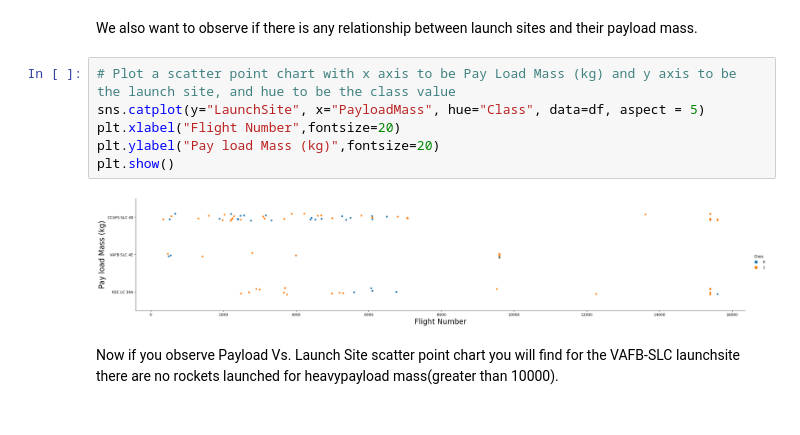
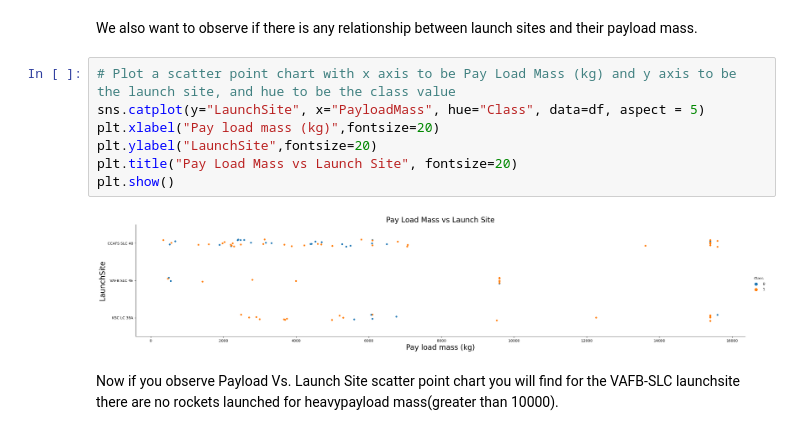
Before and after one commit to lililalina/ibm-applied-data-science, a Jupyter notebook: 05-jupyter-labs-eda-dataviz.ipynb, the cells around one changed output. Saved outputs shown, nothing was run; the diff lists cells and outputs as text.

```diff
--- a/05-jupyter-labs-eda-dataviz.ipynb
+++ b/05-jupyter-labs-eda-dataviz.ipynb
@@ -141,11 +135,12 @@ We also want to observe if there is any relationship between launch sites and th
 # %%
 # Plot a scatter point chart with x axis to be Pay Load Mass (kg) and y axis to be the launch site, and hue to be the class value
 sns.catplot(y="LaunchSite", x="PayloadMass", hue="Class", data=df, aspect = 5)
-plt.xlabel("Flight Number",fontsize=20)
-plt.ylabel("Pay load Mass (kg)",fontsize=20)
+plt.xlabel("Pay load mass (kg)",fontsize=20)
+plt.ylabel("LaunchSite",fontsize=20)
+plt.title("Pay Load Mass vs Launch Site", fontsize=20)
 plt.show()
 # %% [output]
-[figure, old version]
+[figure, new version]
 # %% [markdown]
 Now if you observe Payload Vs. Launch Site scatter point chart you will find for the VAFB-SLC  launchsite there are no  rockets  launched for  heavypayload mass(greater than 10000).
 # %% [markdown]
```
Also changed, not shown: parts of 10 cells of this notebook.
